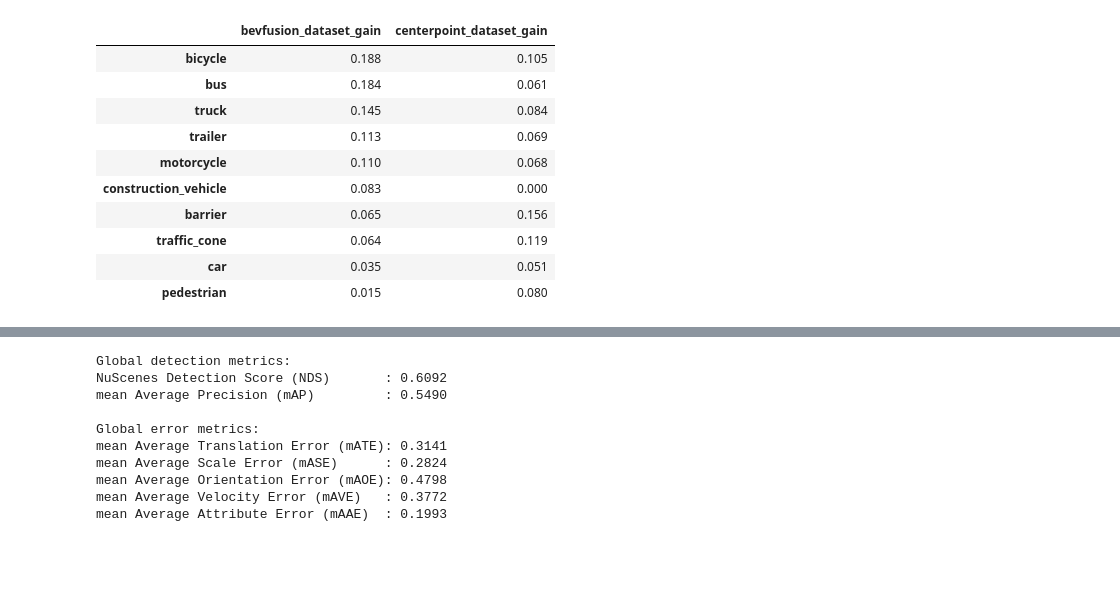
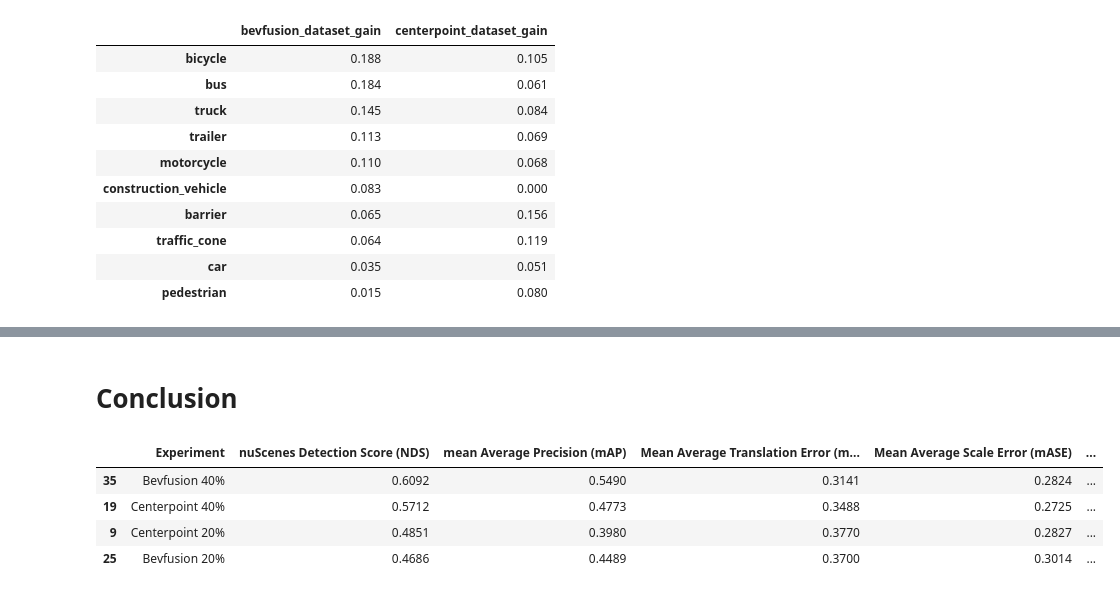
Before and after one commit to darkcyan-ugli-fruit/nuscenes-multimodal-learning, a Jupyter notebook: notebooks/04_models_comparison.ipynb, the cells around one changed output, grey strips where cells are left out. Saved outputs shown, nothing was run; the diff lists cells and outputs as text; code cells hidden in the pictures; blank space fills up the shorter version.

```diff
--- a/notebooks/04_models_comparison.ipynb
+++ b/notebooks/04_models_comparison.ipynb
@@ -530,24 +523,52 @@ Overall, the experiments demonstrate the importance of both sensor fusion and da
-# %%
-last_row = metrics_df.iloc[-1]
-
-print("Global detection metrics:")
-print(f"NuScenes Detection Score (NDS)       : {last_row['NDS']:.4f}")
-print(f"mean Average Precision (mAP)         : {last_row['mAP']:.4f}")
-
-print("\nGlobal error metrics:")
-print(f"mean Average Translation Error (mATE): {last_row['mATE']:.4f}")
-print(f"mean Average Scale Error (mASE)      : {last_row['mASE']:.4f}")
-print(f"mean Average Orientation Error (mAOE): {last_row['mAOE']:.4f}")
-print(f"mean Average Velocity Error (mAVE)   : {last_row['mAVE']:.4f}")
-print(f"mean Average Attribute Error (mAAE)  : {last_row['mAAE']:.4f}")
-# %% [output]
-Global detection metrics:
-NuScenes Detection Score (NDS)       : 0.6092
-mean Average Precision (mAP)         : 0.5490
-
-Global error metrics:
-mean Average Translation Error (mATE): 0.3141
-mean Average Scale Error (mASE)      : 0.2824
-mean Average Orientation Error (mAOE): 0.4798
-mean Average Velocity Error (mAVE)   : 0.3772
-mean Average Attribute Error (mAAE)  : 0.1993
+# %% [markdown]
+# Conclusion
+# %%
+# Keep only the final evaluation step of each experiment
+final_metrics_df = (
+    metrics_df
+    .sort_values("step")
+    .groupby("experiment_label")
+    .tail(1)
+)
+
+# Select and rename key metrics
+summary_df: pd.DataFrame = final_metrics_df[
+    [
+        "experiment_label",
+        "NDS",
+        "mAP",
+        "mATE",
+        "mASE",
+        "mAOE",
+        "mAVE",
+        "mAAE",
+    ]
+].rename(
+    columns={
+        "experiment_label": "Experiment",
+        "NDS": "nuScenes Detection Score (NDS)",
+        "mAP": "mean Average Precision (mAP)",
+        "mATE": "Mean Average Translation Error (mATE)",
+        "mASE": "Mean Average Scale Error (mASE)",
+        "mAOE": "Mean Average Orientation Error (mAOE)",
+        "mAVE": "Mean Average Velocity Error (mAVE)",
+        "mAAE": "Mean Average Attribute Error (mAAE)",
+    }
+).copy()
+
+# Round values for display
+summary_df = summary_df.round(4)
+
+# Sort experiments
+summary_df = summary_df.sort_values(
+    "nuScenes Detection Score (NDS)",
+    ascending=False,
+)
+
+summary_df
+# %% [output]
+|  | Experiment | nuScenes Detection Score (NDS) | mean Average Precision (mAP) | Mean Average Translation Error (m... | Mean Average Scale Error (mASE) | ... |
+| 35 | Bevfusion 40% | 0.6092 | 0.5490 | 0.3141 | 0.2824 | ... |
+| 19 | Centerpoint 40% | 0.5712 | 0.4773 | 0.3488 | 0.2725 | ... |
+| 9 | Centerpoint 20% | 0.4851 | 0.3980 | 0.3770 | 0.2827 | ... |
+| 25 | Bevfusion 20% | 0.4686 | 0.4489 | 0.3700 | 0.3014 | ... |
```
Also changed, not shown: parts of 8 cells of this notebook, 5 other files.
